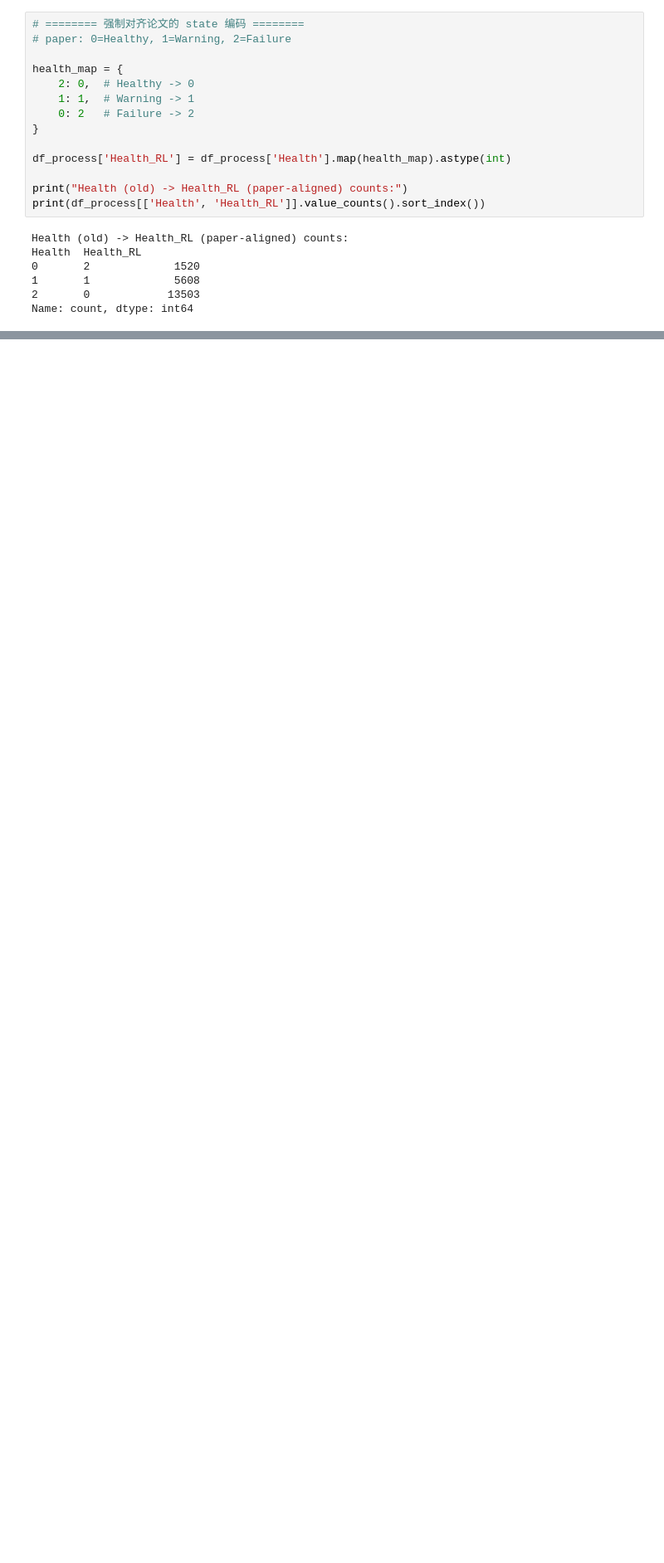
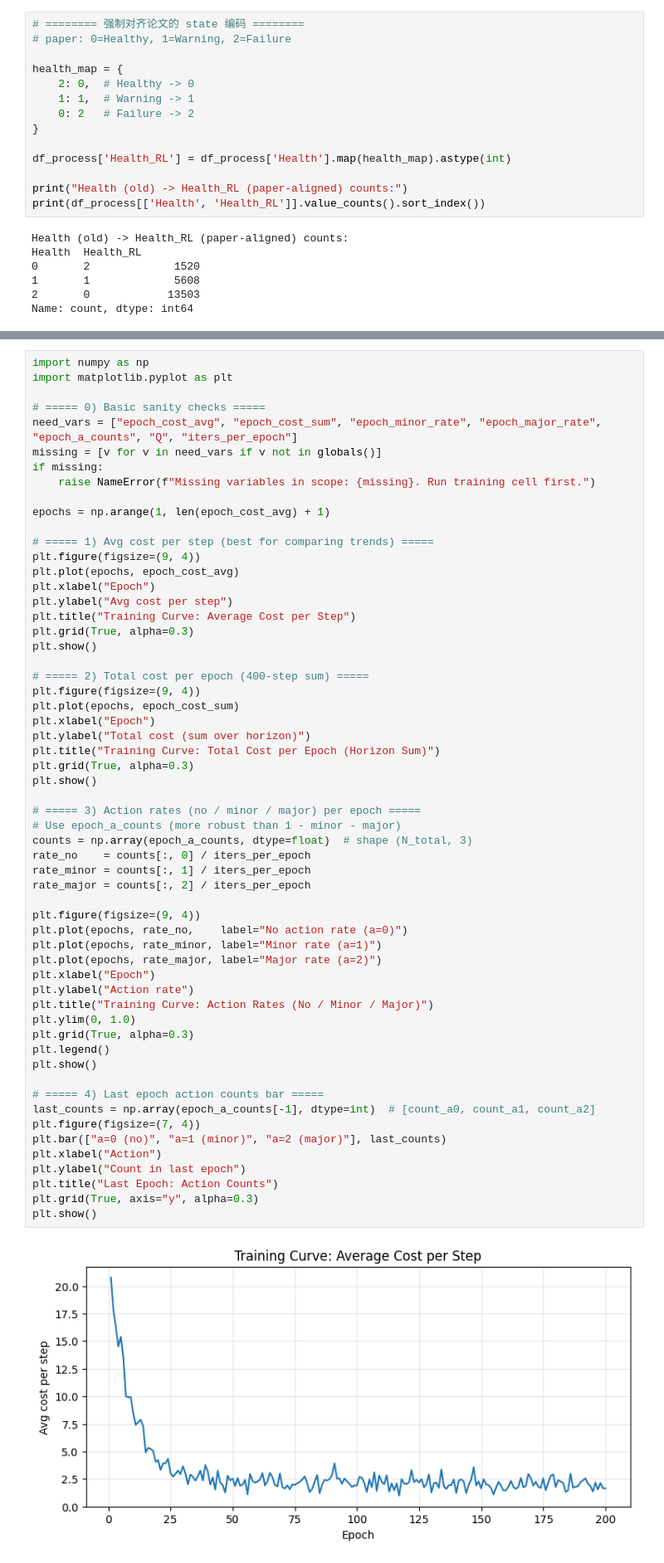
Before and after one commit to keter0001/lifelines-, a Jupyter notebook: 半监督学习.ipynb, the cells around one changed output, grey strips where cells are left out. Shown at 83% size. Cells and saved outputs as stored; diff of their text form; blank space fills up the shorter version.

```diff
--- a/半监督学习.ipynb
+++ b/半监督学习.ipynb
@@ -515,0 +891,60 @@ Name: count, dtype: int64
+# %%
+import numpy as np
+import matplotlib.pyplot as plt
+
+# ===== 0) Basic sanity checks =====
+need_vars = ["epoch_cost_avg", "epoch_cost_sum", "epoch_minor_rate", "epoch_major_rate", "epoch_a_counts", "Q", "iters_per_epoch"]
+missing = [v for v in need_vars if v not in globals()]
+if missing:
+    raise NameError(f"Missing variables in scope: {missing}. Run training cell first.")
+
+epochs = np.arange(1, len(epoch_cost_avg) + 1)
+
+# ===== 1) Avg cost per step (best for comparing trends) =====
+plt.figure(figsize=(9, 4))
+plt.plot(epochs, epoch_cost_avg)
+plt.xlabel("Epoch")
+plt.ylabel("Avg cost per step")
+plt.title("Training Curve: Average Cost per Step")
+plt.grid(True, alpha=0.3)
+plt.show()
+
+# ===== 2) Total cost per epoch (400-step sum) =====
+plt.figure(figsize=(9, 4))
+plt.plot(epochs, epoch_cost_sum)
+plt.xlabel("Epoch")
+plt.ylabel("Total cost (sum over horizon)")
+plt.title("Training Curve: Total Cost per Epoch (Horizon Sum)")
+plt.grid(True, alpha=0.3)
+plt.show()
+
+# ===== 3) Action rates (no / minor / major) per epoch =====
+# Use epoch_a_counts (more robust than 1 - minor - major)
+counts = np.array(epoch_a_counts, dtype=float)  # shape (N_total, 3)
+rate_no    = counts[:, 0] / iters_per_epoch
+rate_minor = counts[:, 1] / iters_per_epoch
+rate_major = counts[:, 2] / iters_per_epoch
+
+plt.figure(figsize=(9, 4))
+plt.plot(epochs, rate_no,    label="No action rate (a=0)")
+plt.plot(epochs, rate_minor, label="Minor rate (a=1)")
+plt.plot(epochs, rate_major, label="Major rate (a=2)")
+plt.xlabel("Epoch")
+plt.ylabel("Action rate")
+plt.title("Training Curve: Action Rates (No / Minor / Major)")
+plt.ylim(0, 1.0)
+plt.grid(True, alpha=0.3)
+plt.legend()
+plt.show()
+
+# ===== 4) Last epoch action counts bar =====
+last_counts = np.array(epoch_a_counts[-1], dtype=int)  # [count_a0, count_a1, count_a2]
+plt.figure(figsize=(7, 4))
+plt.bar(["a=0 (no)", "a=1 (minor)", "a=2 (major)"], last_counts)
+plt.xlabel("Action")
+plt.ylabel("Count in last epoch")
+plt.title("Last Epoch: Action Counts")
+plt.grid(True, axis="y", alpha=0.3)
+plt.show()
+# %% [output]
+[figure, added]
```
Also changed, not shown: parts of 6 cells of this notebook.
